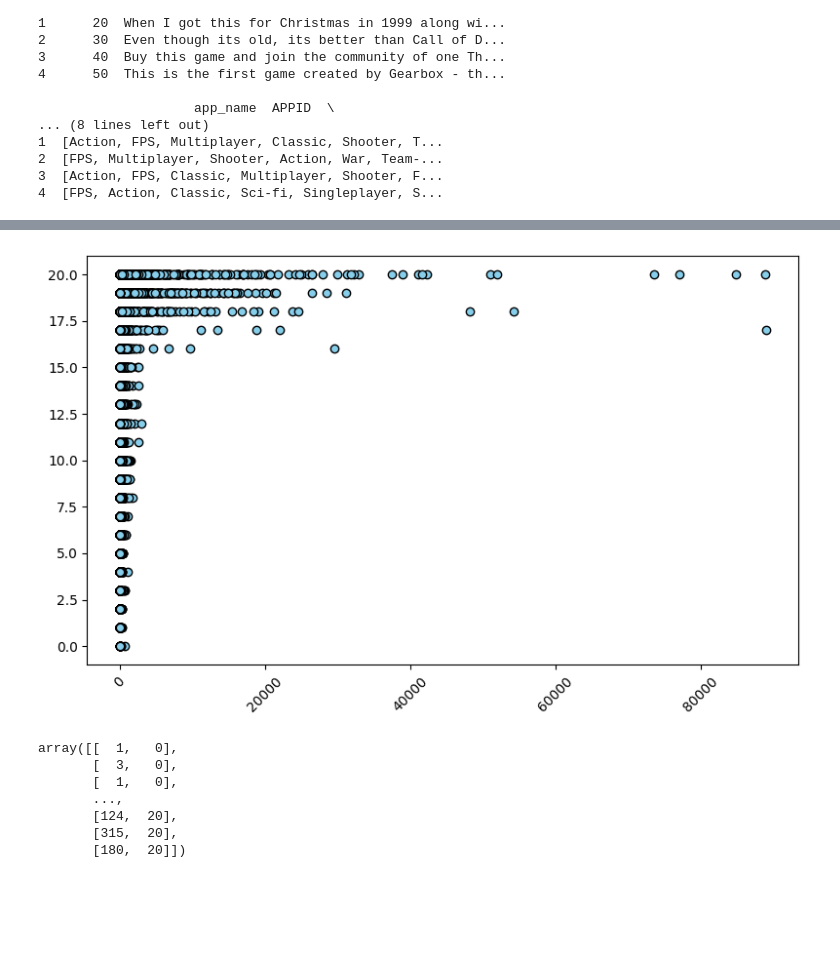
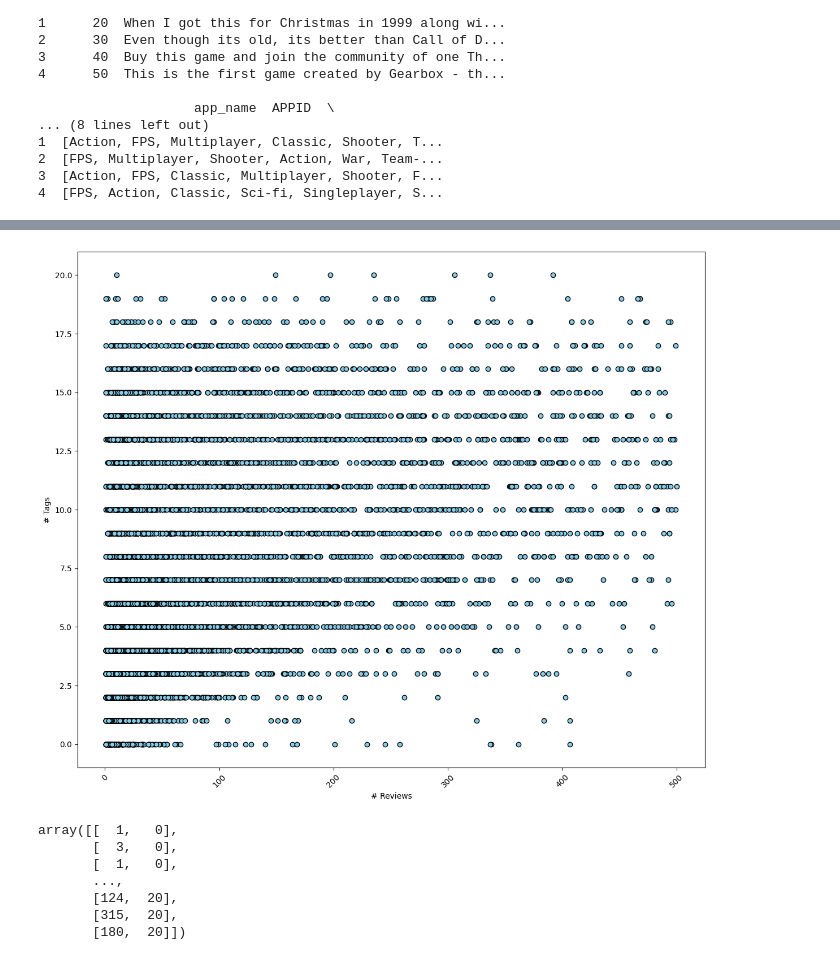
Before and after one commit to JorisVlaar/NLP_Project_Group_36, a Jupyter notebook: project2.ipynb, the cells around one changed output, grey strips where cells are left out. Cells and saved outputs as stored; diff of their text form; code cells hidden in the pictures; blank space fills up the shorter version.

```diff
--- a/project2.ipynb
+++ b/project2.ipynb
@@ -40,29 +39,0 @@ tags_df['tags'] = tags_df['tags'].apply(lambda d: list(d.keys()) if isinstance(d
-# %%
-#Only use top100 tags
-
-# Load CSV
-df = pd.read_csv("output.csv")
-
-# Convert 'tags' string into actual dictionary
-df['tags_dict'] = df['tags'].apply(ast.literal_eval)
-
-# Aggregate all tags across all games
-all_tags = Counter()
-for tags in df['tags_dict']:
-    all_tags.update(tags)
-
-# Convert to DataFrame for easier sorting
-tag_df = pd.DataFrame(all_tags.items(), columns=['tag', 'votes'])
-tag_df = tag_df.sort_values(by='votes', ascending=False)
-
-top100_tags = tag_df.head(100)['tag'].tolist()
-
-tags_df['tags'] = tags_df['tags'].apply(lambda tags: [tag for tag in tags if tag in top100_tags] if isinstance(tags, list) else tags)
-
-
-notags=[]
-for i in zip(tags_df['APPID'], tags_df['tags']):
-    if i[1] == []:
-        notags.append(i[0])
-print(f"Number of games without tags: {len(notags)}")
-print(f"Games without tags: {notags}")
@@ -298,21 +179,24 @@ print(reviews)
  [    5     4]]
 # %%
-plt.figure(figsize=(8,5))
+def filter_by_review_threshold(reviews, max_reviews):
+    return [r for r in reviews if r[0] <= max_reviews]
 
+plt.figure(figsize=(12,10))
 
+reviews = filter_by_review_threshold(reviews, 500)
 x = [r[0] for r in reviews]  # number of reviews
 y = [r[1] for r in reviews]  # number of tags
 
 plt.scatter(x, y , color="skyblue", edgecolor="black")
 
 plt.title("")
-plt.xlabel("")
-plt.ylabel("")
+plt.xlabel("# Reviews")
+plt.ylabel("# Tags")
 plt.xticks(rotation=45)
 plt.tight_layout()
 plt.show()
 # %% [output]
-[figure, old version]
+[figure, new version]
 # %%
 
 reviews = reviews[reviews[:, 1].argsort()]
```
Also changed, not shown: parts of 6 cells of this notebook, 5 other files.
